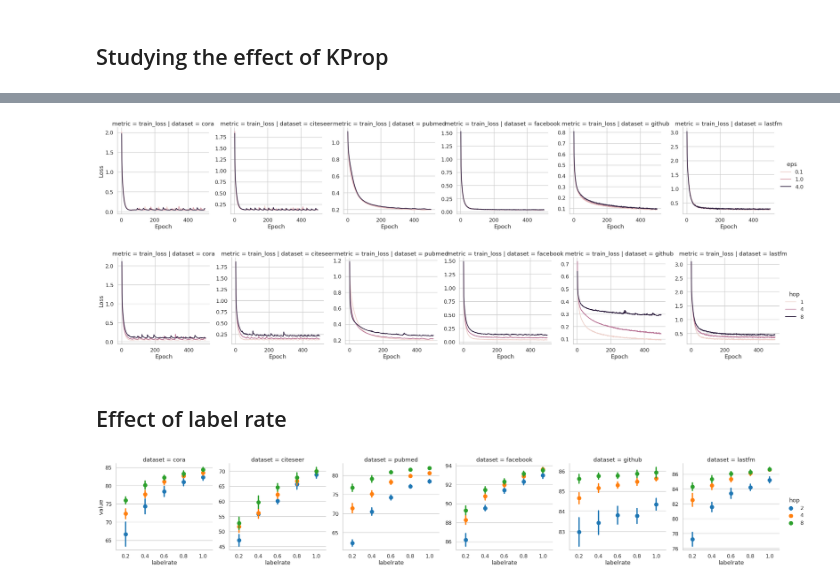
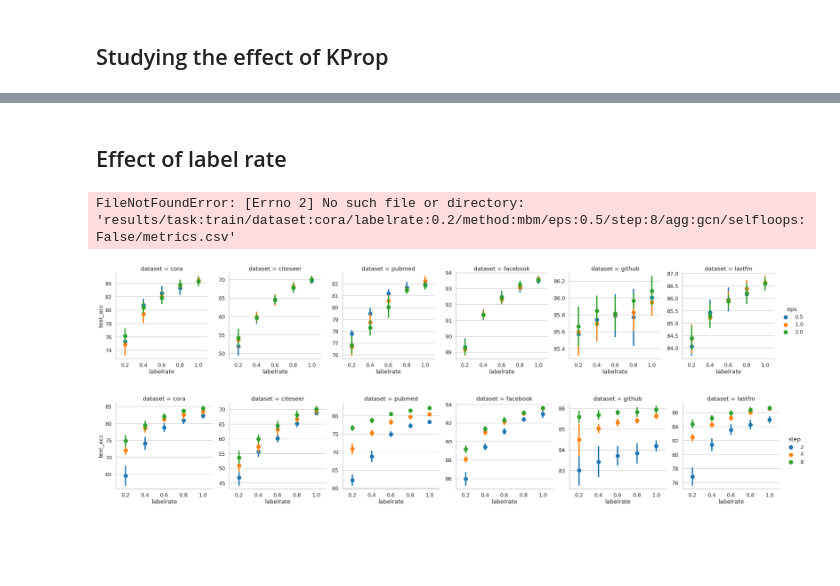
Before and after one commit to sisaman/LPGNN, a Jupyter notebook: results.ipynb, the cells around one changed output, grey strips where cells are left out. Cells and saved outputs as stored; diff of their text form; code cells hidden in the pictures; blank space fills up the shorter version.

```diff
--- a/results.ipynb
+++ b/results.ipynb
@@ -363,11 +293,0 @@ data = read_tensorboard_logs(
-# %%
-ax = sns.relplot(
-    data=data, kind='line', x='step', y='value', hue='eps', row='metric', col='dataset',
-    facet_kws=dict(sharey=False, sharex=False), ci=None
-)
-ax.set_ylabels('Loss')
-ax.set_xlabels('Epoch')
-
-export_figure(path='figures', df=data, x='step', y='value', hue='eps', row='metric', col='dataset', group='task')
-# %% [output]
-[figure, removed]
@@ -386,36 +294,51 @@ data = read_tensorboard_logs(
-# %%
-ax = sns.relplot(
-    data=data, kind='line', x='step', y='value', hue='hop', row='metric', col='dataset',
-    facet_kws=dict(sharey=False, sharex=False), ci=None
-)
-ax.set_ylabels('Loss')
-ax.set_xlabels('Epoch')
-
-export_figure(path='figures', df=data, x='step', y='value', hue='hop', row='metric', col='dataset', group='task')
-# %% [output]
-[figure, removed]
 # %% [markdown]
 ## Effect of label rate
+# %%
+datasets = available_datasets()
+
+data = read_logs(
+    path='results/',
+    task=['train'],
+    dataset=datasets,
+    labelrate=[0.2, 0.4, 0.6, 0.8, 1.0],
+    method=['mbm'],
+    eps=[0.5, 1.0, 2.0],
+    step=[8],
+    agg=['gcn'],
+    selfloops=[False],
+)
+# %% [output]
+FileNotFoundError: [Errno 2] No such file or directory: 'results/task:train/dataset:cora/labelrate:0.2/method:mbm/eps:0.5/step:8/agg:gcn/selfloops:False/metrics.csv'
+# %%
+ax = sns.catplot(
+    kind='point', data=data, x='labelrate', y='test_acc', hue='eps', col='dataset', ci='sd',
+    sharex=False, sharey=False, join=False
+)
+
+# export_figure(path='figures', df=data, x='labelrate', y='value', hue='eps', row='agg', col='dataset', group='task')
+# %% [output]
+[figure, added]
 # %%
-data = read_tensorboard_logs(
-    path='temp/',
-    tasks=['node'],
-    datasets=available_datasets(),
-    label_rates=[0.2, 0.4, 0.6, 0.8, 1.0],
-    methods=['mbm'],
-    epsilons=[1.0],
-    hops=[2, 4, 8],
-    aggs=['gcn'],
-    loops=[False],
-    metrics=['test_acc']
+datasets = available_datasets()
+
+data = read_logs(
+    path='results/',
+    task=['train'],
+    dataset=datasets,
+    labelrate=[0.2, 0.4, 0.6, 0.8, 1.0],
+    method=['mbm'],
+    eps=[1.0],
+    step=[2, 4, 8],
+    agg=['gcn'],
+    selfloops=[False],
 )
 # %%
 ax = sns.catplot(
-    kind='point', data=data, x='labelrate', y='value', hue='hop', col='dataset', ci='sd',
+    kind='point', data=data, x='labelrate', y='test_acc', hue='step', col='dataset', ci='sd',
     sharex=False, sharey=False, join=False
 )
 
 # ax.set(ylim=40)
-export_figure(path='figures', df=data, x='labelrate', y='value', hue='hop', row='agg', col='dataset', group='task')
+# export_figure(path='figures', df=data, x='labelrate', y='value', hue='hop', row='agg', col='dataset', group='task')
 # %% [output]
-[figure, old version]
+[figure, new version]
```
Also changed, not shown: parts of 26 cells of this notebook, 1 other file.
